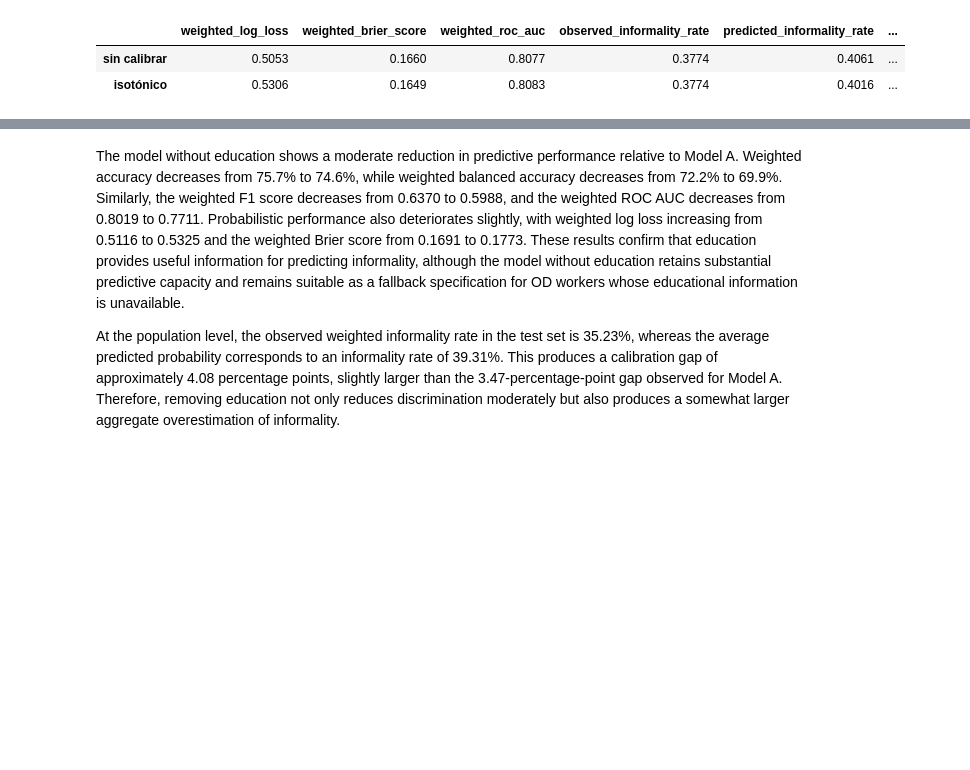
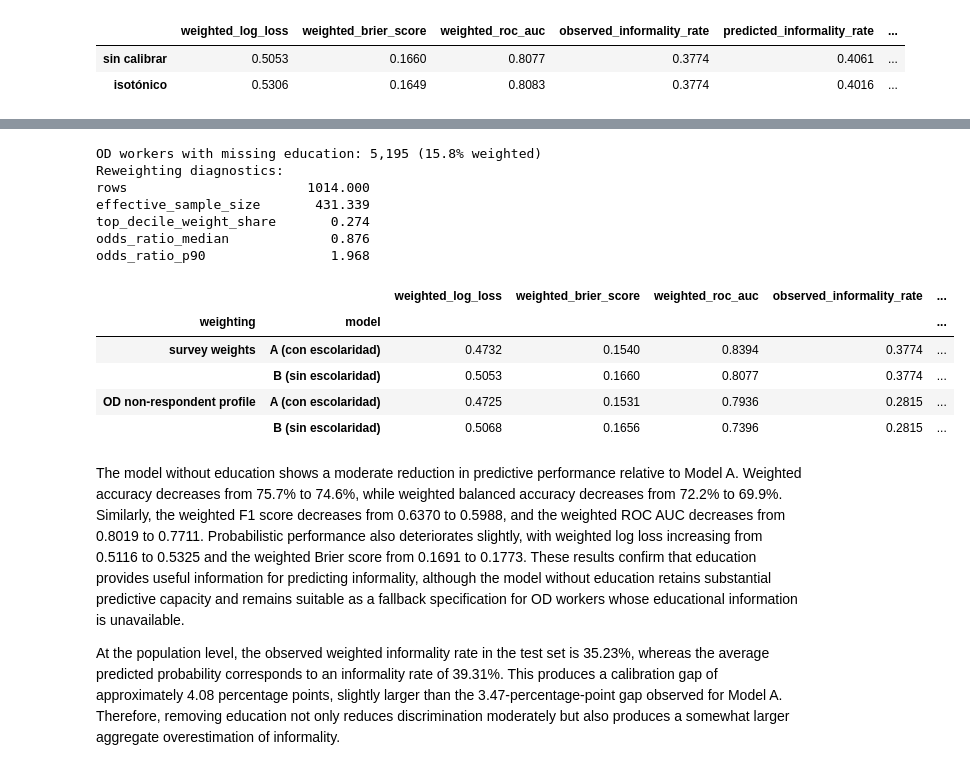
Before and after one commit to CentroFuturoCiudades/informal-jobs-model, a Jupyter notebook: notebooks/05_informality_model.ipynb, the cells around one changed output, grey strips where cells are left out. Cells and saved outputs as stored; diff of their text form; code cells hidden in the pictures; blank space fills up the shorter version.

Commit message:
2.4 Masked evaluation of the without-education model on the OD non-respondent profile; doubly-imputed group reported
Claude-Session: https://claude.ai/code/session_01KVDZtjsLhj3ewtdM7MH1ZV

```diff
--- a/notebooks/05_informality_model.ipynb
+++ b/notebooks/05_informality_model.ipynb
@@ -301,3 +305,28 @@ without_education_comparison[["weighted_log_loss", "weighted_brier_score", "weig
+# %%
+od_missing_education = od[src.identify_missing_category(od["escolaridad"])].copy()
+od_missing_education.loc[~od_missing_education["municipio"].isin(training_municipalities), "municipio"] = "no_especificado"
+profile_comparison, profile_diagnostics = src.evaluate_on_od_profile(
+    {"A (con escolaridad)": with_education_best_model, "B (sin escolaridad)": without_education_best_model},
+    enoe_informality_test, od_missing_education,
+    features_by_model={"A (con escolaridad)": with_education_features, "B (sin escolaridad)": without_education_features},
+)
+print(f"OD workers with missing education: {len(od_missing_education):,} ({od_missing_education['expansion_factor'].sum() / od['expansion_factor'].sum():.1%} weighted)")
+print("Reweighting diagnostics:"); print(profile_diagnostics.round(3).to_string())
+profile_comparison[["weighted_log_loss", "weighted_brier_score", "weighted_roc_auc", "observed_informality_rate", "predicted_informality_rate", "calibration_gap_pp", "ece", "calibration_slope"]].round(4)
+# %% [output]
+OD workers with missing education: 5,195 (15.8% weighted)
+Reweighting diagnostics:
+rows                       1014.000
+effective_sample_size       431.339
+top_decile_weight_share       0.274
+odds_ratio_median             0.876
+odds_ratio_p90                1.968
+|  |  | weighted_log_loss | weighted_brier_score | weighted_roc_auc | observed_informality_rate | ... |
+| weighting | model |  |  |  |  | ... |
+| survey weights | A (con escolaridad) | 0.4732 | 0.1540 | 0.8394 | 0.3774 | ... |
+|  | B (sin escolaridad) | 0.5053 | 0.1660 | 0.8077 | 0.3774 | ... |
+| OD non-respondent profile | A (con escolaridad) | 0.4725 | 0.1531 | 0.7936 | 0.2815 | ... |
+|  | B (sin escolaridad) | 0.5068 | 0.1656 | 0.7396 | 0.2815 | ... |
 # %% [markdown]
 The model without education shows a moderate reduction in predictive performance relative to Model A. Weighted accuracy decreases from 75.7\% to 74.6\%, while weighted balanced accuracy decreases from 72.2\% to 69.9\%. Similarly, the weighted F1 score decreases from 0.6370 to 0.5988, and the weighted ROC AUC decreases from 0.8019 to 0.7711. Probabilistic performance also deteriorates slightly, with weighted log loss increasing from 0.5116 to 0.5325 and the weighted Brier score from 0.1691 to 0.1773. These results confirm that education provides useful information for predicting informality, although the model without education retains substantial predictive capacity and remains suitable as a fallback specification for OD workers whose educational information is unavailable.
 
```
Also changed, not shown: parts of 2 cells of this notebook, 6 other files.
